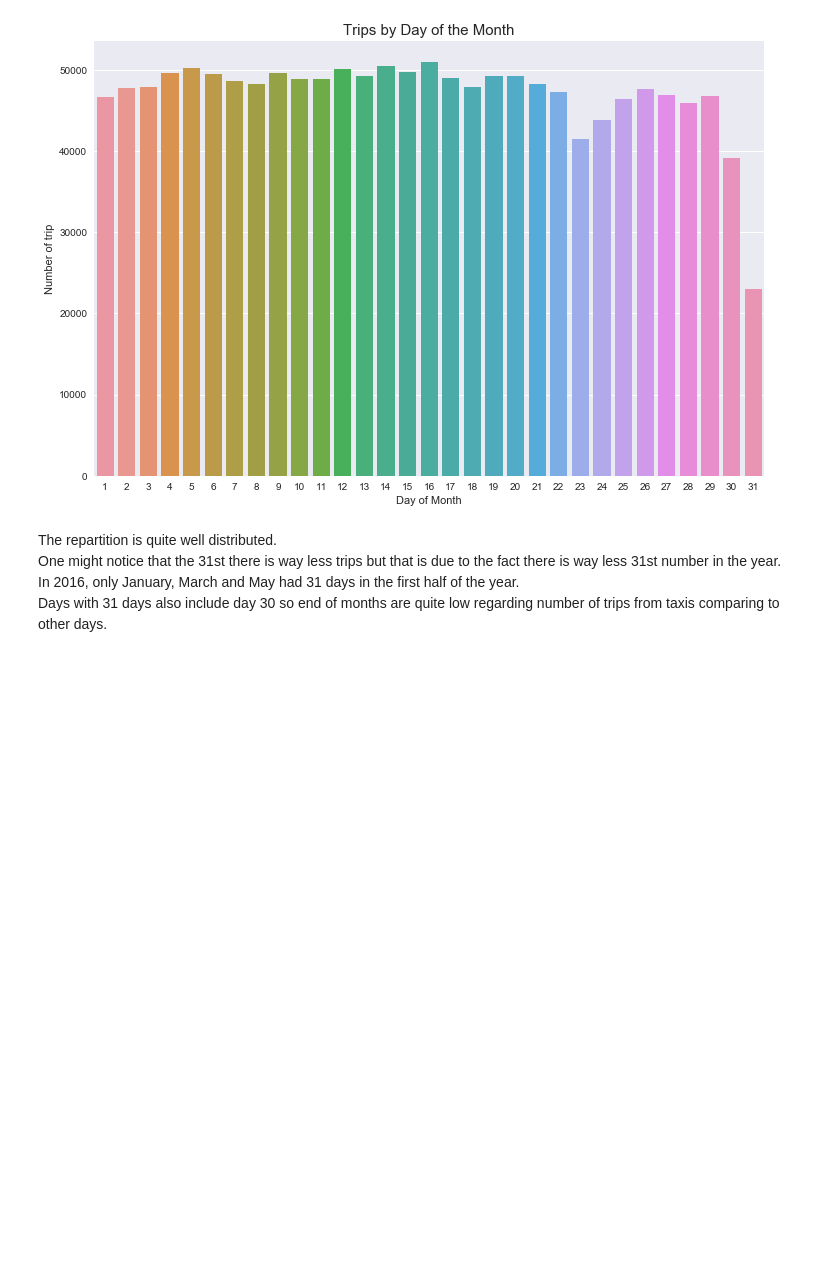
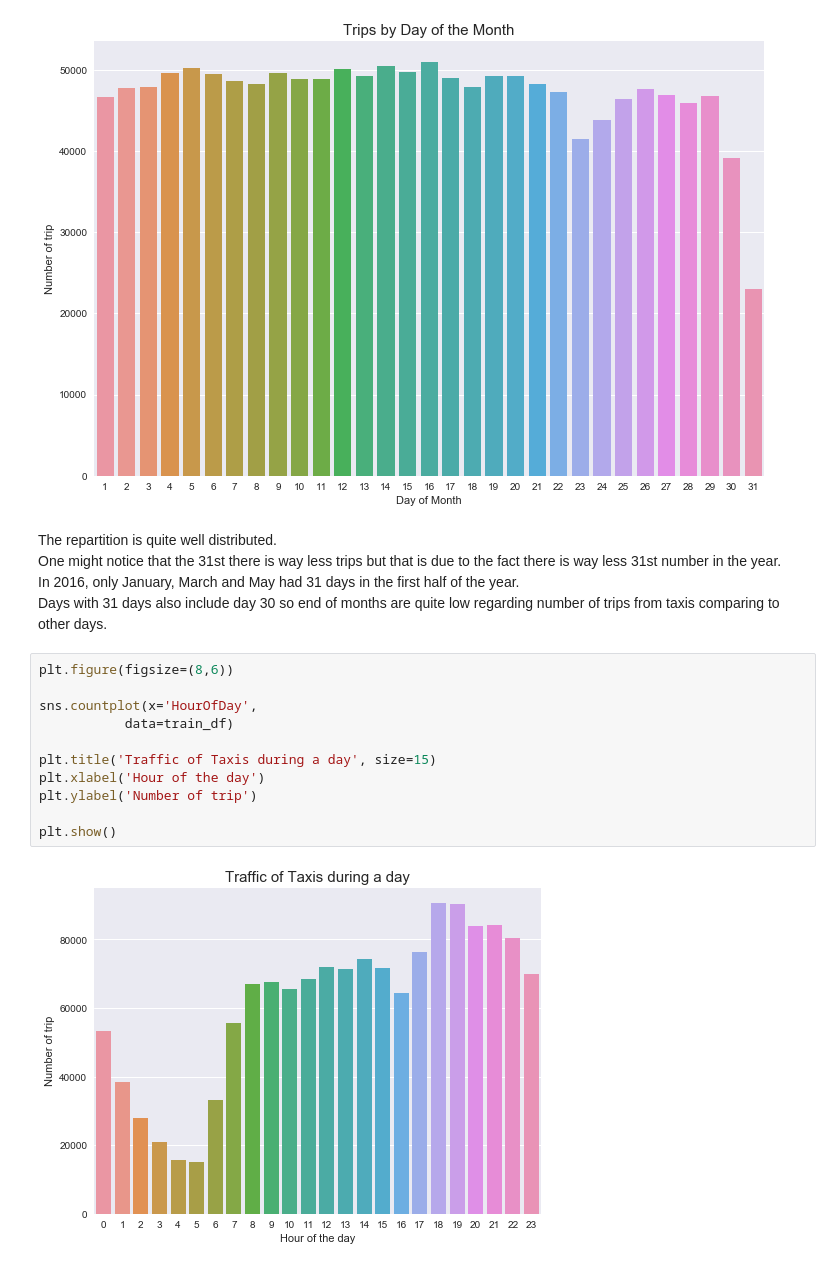
Before and after one commit to MelanVijayaratnam/Kaggle-nb, a Jupyter notebook: Taxi/Taxi.ipynb, the cells around one changed output. Saved outputs shown, nothing was run; the diff lists cells and outputs as text; blank space fills up the shorter version.

```diff
--- a/Taxi/Taxi.ipynb
+++ b/Taxi/Taxi.ipynb
@@ -240,3 +271,16 @@ The repartition is quite well distributed. <br>
 One might notice that the 31st there is way less trips but that is due to the fact there is way less 31st number in the year. <br>
 In 2016, only January, March and May had 31 days in the first half of the year. <br>
 Days with 31 days also include day 30 so end of months are quite low regarding number of trips from taxis comparing to other days.
+# %%
+plt.figure(figsize=(8,6))
+
+sns.countplot(x='HourOfDay',
+           data=train_df)
+
+plt.title('Traffic of Taxis during a day', size=15)
+plt.xlabel('Hour of the day')
+plt.ylabel('Number of trip')
+
+plt.show()
+# %% [output]
+[figure, added]
```
Also changed, not shown: parts of 13 cells of this notebook.
